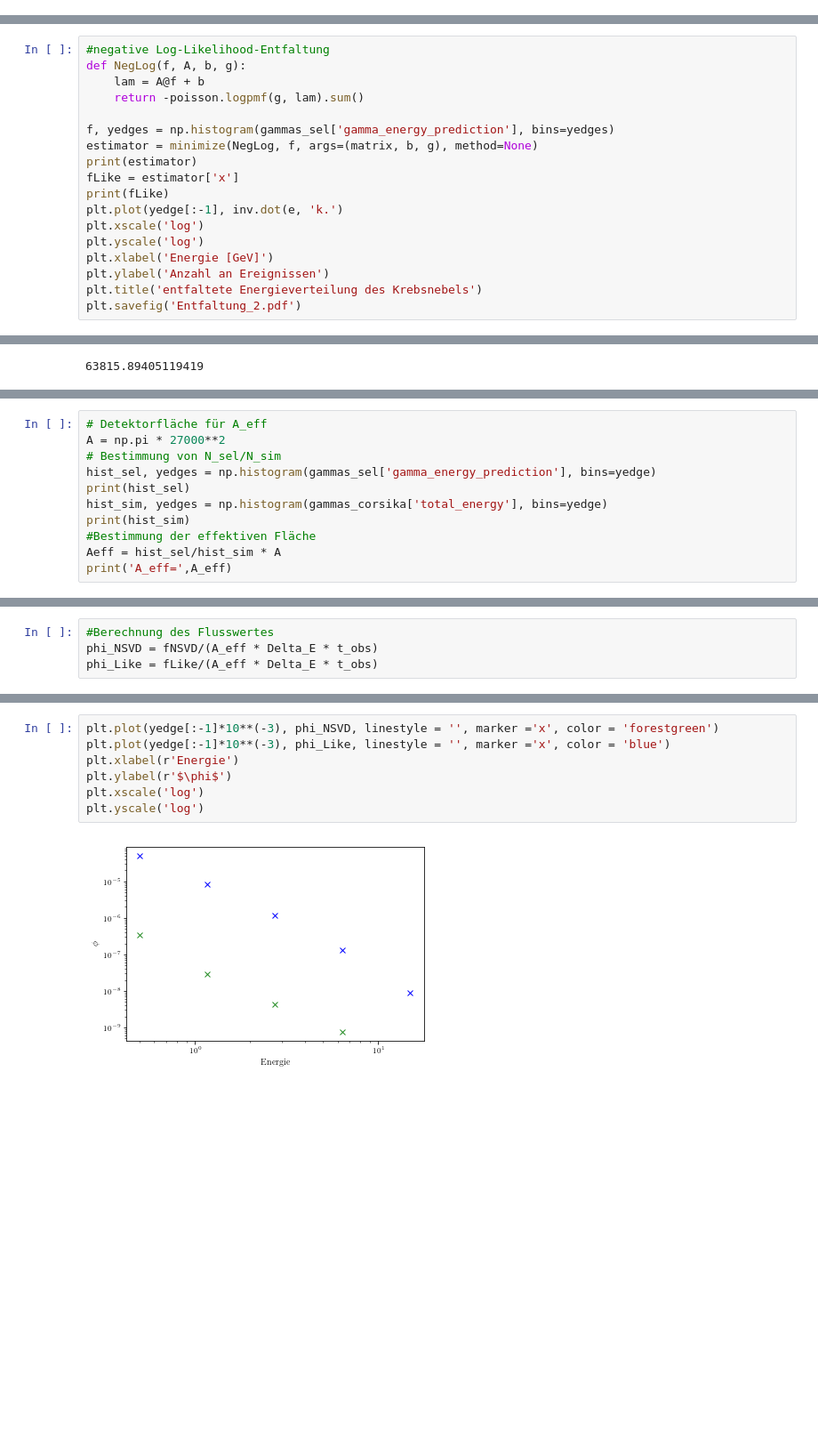
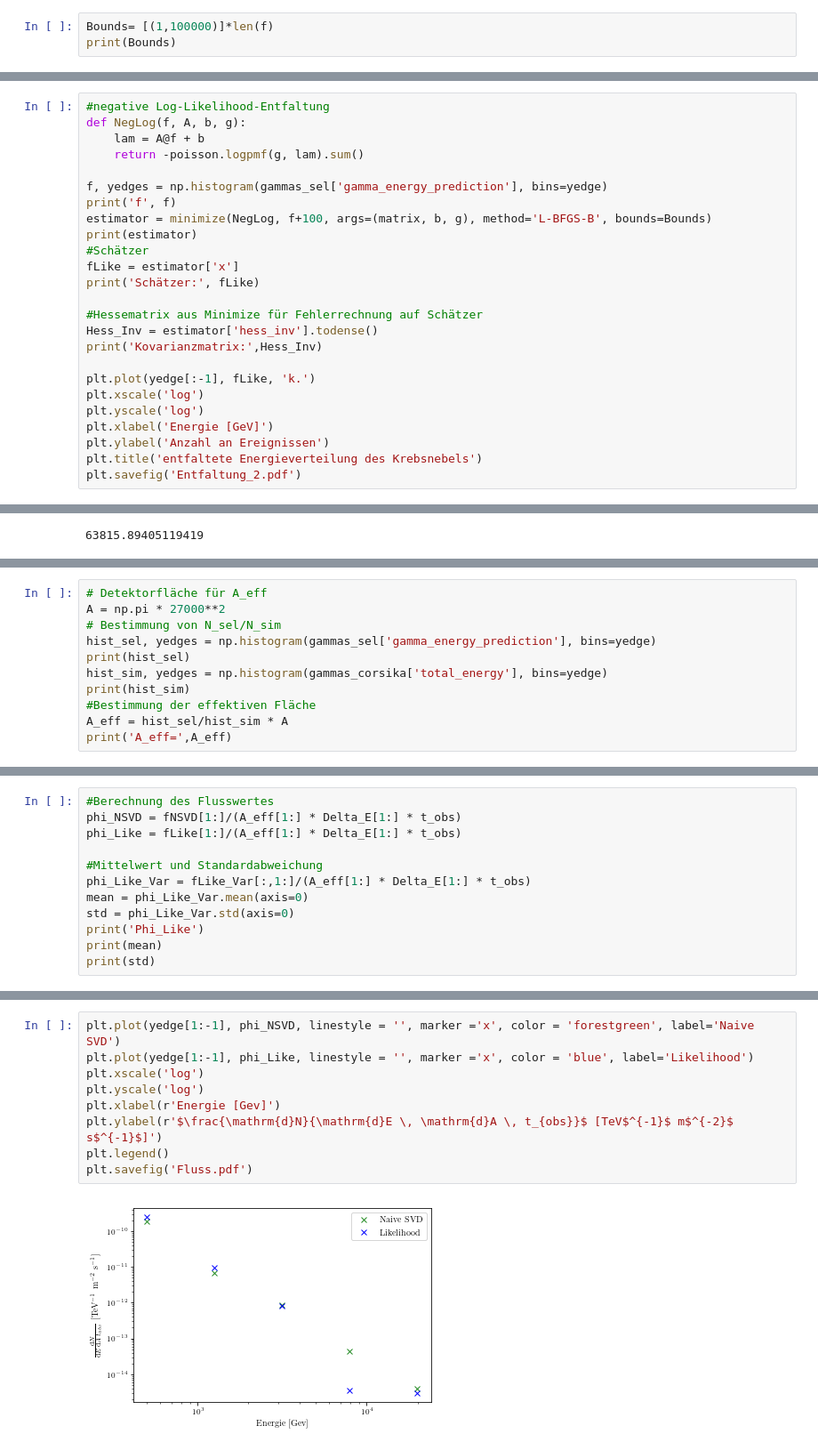
Before and after one commit to Ninilini/FP_Teilchen, a Jupyter notebook: FACT/plots/data_reading.ipynb, the cells around one changed output, grey strips where cells are left out. Shown: that part at 89% size. Saved outputs shown, nothing was run; the diff lists cells and outputs as text; blank space fills up the shorter version.

```diff
--- a/FACT/plots/data_reading.ipynb
+++ b/FACT/plots/data_reading.ipynb
@@ -209,0 +253,3 @@ Unfolded: [282.90780839 227.4783874   89.66708523  33.4244511   -0.42520451]
+# %%
+Bounds= [(1,100000)]*len(f)
+print(Bounds)
@@ -213,12 +261,19 @@ def NegLog(f, A, b, g):
     lam = A@f + b
     return -poisson.logpmf(g, lam).sum()
 
-f, yedges = np.histogram(gammas_sel['gamma_energy_prediction'], bins=yedges)
-estimator = minimize(NegLog, f, args=(matrix, b, g), method=None)
+f, yedges = np.histogram(gammas_sel['gamma_energy_prediction'], bins=yedge)
+print('f', f)
+estimator = minimize(NegLog, f+100, args=(matrix, b, g), method='L-BFGS-B', bounds=Bounds)
 print(estimator)
+#Schätzer
 fLike = estimator['x']
-print(fLike)
-plt.plot(yedge[:-1], inv.dot(e, 'k.')
+print('Schätzer:', fLike)
+
+#Hessematrix aus Minimize für Fehlerrechnung auf Schätzer
+Hess_Inv = estimator['hess_inv'].todense()
+print('Kovarianzmatrix:',Hess_Inv)
+
+plt.plot(yedge[:-1], fLike, 'k.')
 plt.xscale('log')
 plt.yscale('log')
 plt.xlabel('Energie [GeV]')
@@ -266,6 +329,6 @@ print(hist_sel)
 hist_sim, yedges = np.histogram(gammas_corsika['total_energy'], bins=yedge)
 print(hist_sim)
 #Bestimmung der effektiven Fläche
-Aeff = hist_sel/hist_sim * A
+A_eff = hist_sel/hist_sim * A
 print('A_eff=',A_eff)
 # %% [output]
@@ -282,4 +349,12 @@ plt.yscale('log')
 # %%
 #Berechnung des Flusswertes
-phi_NSVD = fNSVD/(A_eff * Delta_E * t_obs)
-phi_Like = fLike/(A_eff * Delta_E * t_obs)
+phi_NSVD = fNSVD[1:]/(A_eff[1:] * Delta_E[1:] * t_obs)
+phi_Like = fLike[1:]/(A_eff[1:] * Delta_E[1:] * t_obs)
+
+#Mittelwert und Standardabweichung
+phi_Like_Var = fLike_Var[:,1:]/(A_eff[1:] * Delta_E[1:] * t_obs)
+mean = phi_Like_Var.mean(axis=0)
+std = phi_Like_Var.std(axis=0)
+print('Phi_Like')
+print(mean)
+print(std)
@@ -286,9 +368,11 @@ phi_Like = fLike/(A_eff * Delta_E * t_obs)
 # %%
-plt.plot(yedge[:-1]*10**(-3), phi_NSVD, linestyle = '', marker ='x', color = 'forestgreen')
-plt.plot(yedge[:-1]*10**(-3), phi_Like, linestyle = '', marker ='x', color = 'blue')
-plt.xlabel(r'Energie')
-plt.ylabel(r'$\phi$')
+plt.plot(yedge[1:-1], phi_NSVD, linestyle = '', marker ='x', color = 'forestgreen', label='Naive SVD')
+plt.plot(yedge[1:-1], phi_Like, linestyle = '', marker ='x', color = 'blue', label='Likelihood')
 plt.xscale('log')
 plt.yscale('log')
+plt.xlabel(r'Energie [Gev]')
+plt.ylabel(r'$\frac{\mathrm{d}N}{\mathrm{d}E \, \mathrm{d}A \, t_{obs}}$ [TeV$^{-1}$ m$^{-2}$ s$^{-1}$]')
+plt.legend()
+plt.savefig('Fluss.pdf')
 # %% [output]
-[figure, old version]
+[figure, new version]
```
Also changed, not shown: parts of 15 cells of this notebook, 3 other files.
